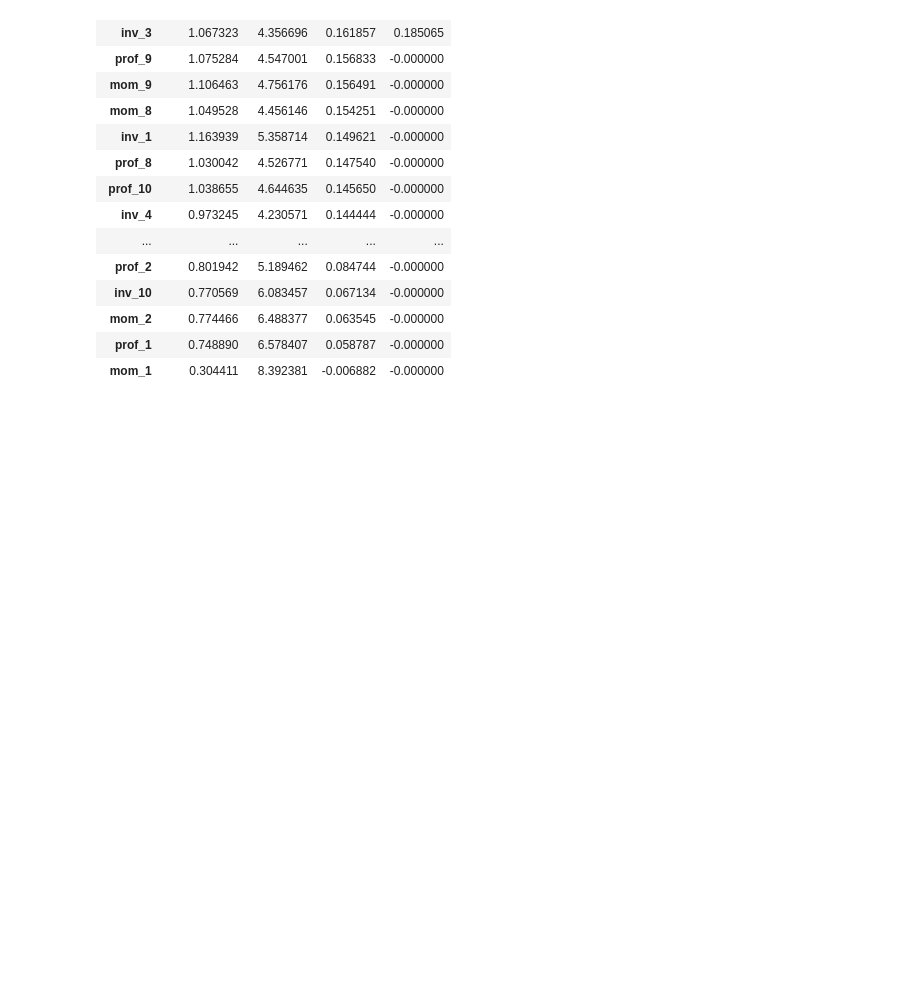
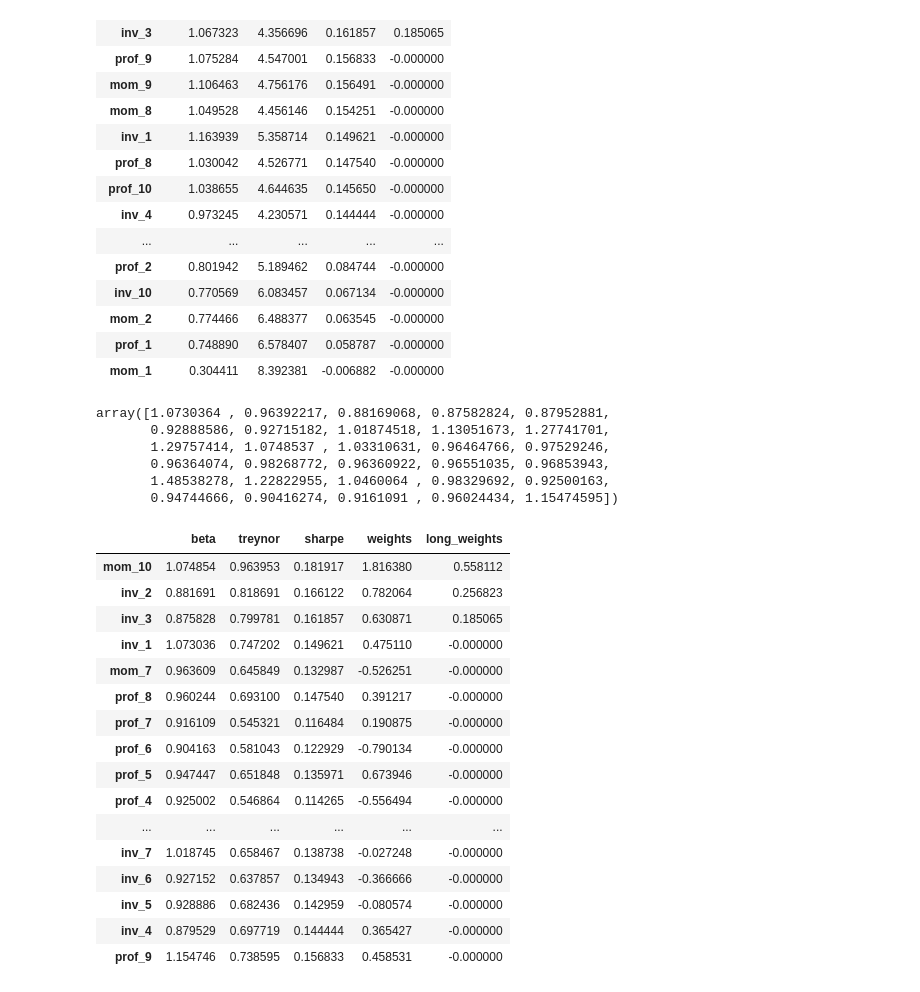
Before and after one commit to gerald-liu/FINA5210, a Jupyter notebook: part-2.ipynb, the cells around one changed output. Cells and saved outputs as stored; diff of their text form; code cells hidden in the pictures; blank space fills up the shorter version.

```diff
--- a/part-2.ipynb
+++ b/part-2.ipynb
@@ -378,3 +378,52 @@ df_tanp_30_long
 | mom_2 | 0.774466 | 6.488377 | 0.063545 | -0.000000 |
 | prof_1 | 0.748890 | 6.578407 | 0.058787 | -0.000000 |
 | mom_1 | 0.304411 | 8.392381 | -0.006882 | -0.000000 |
+# %%
+def get_beta(ret: pd.Series, mkt: pd.Series) -> float:
+    return ret.cov(mkt) / mkt.var()
+
+betas = np.empty(p_30.shape[1])
+mkt = data['FamaFrenchFactors']['Mkt-RF'] + data['FamaFrenchFactors']['RF']
+
+for i in range(p_30.shape[1]):
+    betas[i] = get_beta(p_30.iloc[:, i], mkt)
+
+betas
+# %% [output]
+array([1.0730364 , 0.96392217, 0.88169068, 0.87582824, 0.87952881,
+       0.92888586, 0.92715182, 1.01874518, 1.13051673, 1.27741701,
+       1.29757414, 1.0748537 , 1.03310631, 0.96464766, 0.97529246,
+       0.96364074, 0.98268772, 0.96360922, 0.96551035, 0.96853943,
+       1.48538278, 1.22822955, 1.0460064 , 0.98329692, 0.92500163,
+       0.94744666, 0.90416274, 0.9161091 , 0.96024434, 1.15474595])
+# %%
+p_30_ex = p_30 - rf_mu
+treynors = p_30_ex.mean() / betas
+# %%
+df_treynor = pd.DataFrame({
+    'beta': betas,
+    'treynor': treynors,
+    'sharpe': df_tanp_30_long['sharpe'],
+    'weights': df_tanp_30['weights'],
+    'long_weights': df_tanp_30_long['weights']
+})
+
+df_treynor.sort_values(by='long_weights', ascending=False)
+# %% [output]
+|  | beta | treynor | sharpe | weights | long_weights |
+| mom_10 | 1.074854 | 0.963953 | 0.181917 | 1.816380 | 0.558112 |
+| inv_2 | 0.881691 | 0.818691 | 0.166122 | 0.782064 | 0.256823 |
+| inv_3 | 0.875828 | 0.799781 | 0.161857 | 0.630871 | 0.185065 |
+| inv_1 | 1.073036 | 0.747202 | 0.149621 | 0.475110 | -0.000000 |
+| mom_7 | 0.963609 | 0.645849 | 0.132987 | -0.526251 | -0.000000 |
+| prof_8 | 0.960244 | 0.693100 | 0.147540 | 0.391217 | -0.000000 |
+| prof_7 | 0.916109 | 0.545321 | 0.116484 | 0.190875 | -0.000000 |
+| prof_6 | 0.904163 | 0.581043 | 0.122929 | -0.790134 | -0.000000 |
+| prof_5 | 0.947447 | 0.651848 | 0.135971 | 0.673946 | -0.000000 |
+| prof_4 | 0.925002 | 0.546864 | 0.114265 | -0.556494 | -0.000000 |
+| ... | ... | ... | ... | ... | ... |
+| inv_7 | 1.018745 | 0.658467 | 0.138738 | -0.027248 | -0.000000 |
+| inv_6 | 0.927152 | 0.637857 | 0.134943 | -0.366666 | -0.000000 |
+| inv_5 | 0.928886 | 0.682436 | 0.142959 | -0.080574 | -0.000000 |
+| inv_4 | 0.879529 | 0.697719 | 0.144444 | 0.365427 | -0.000000 |
+| prof_9 | 1.154746 | 0.738595 | 0.156833 | 0.458531 | -0.000000 |
```
Also changed, not shown: 2 other files.
